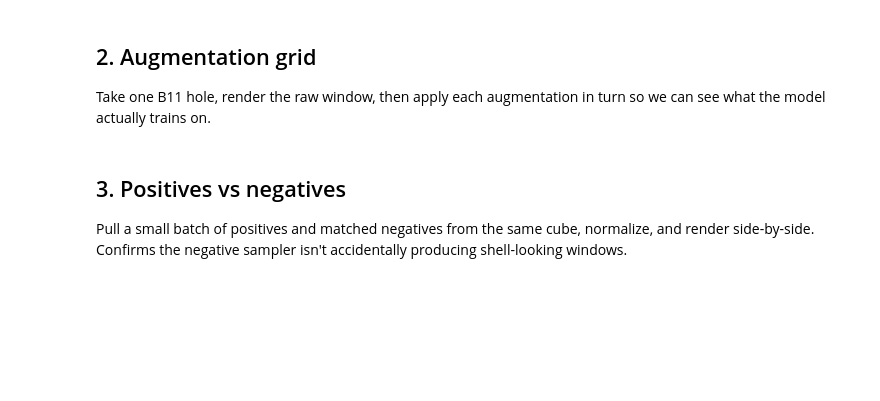
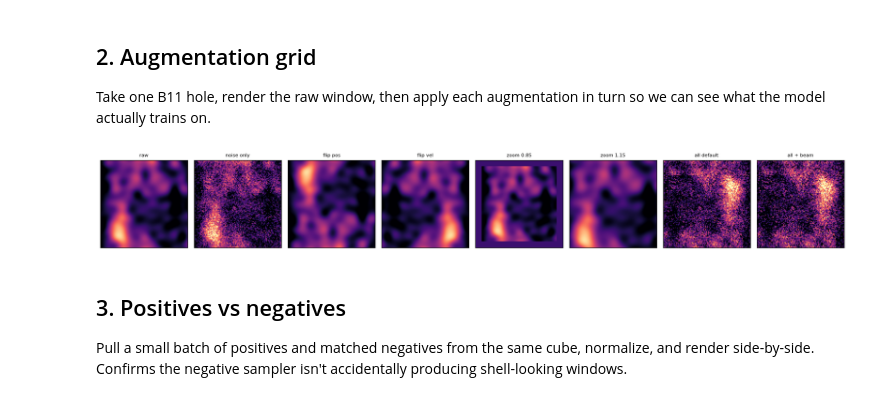
Before and after one commit to jorodgrz/HIShells, a Jupyter notebook: notebooks/04_window_inspection.ipynb, the cells around one changed output. Saved outputs shown, nothing was run; the diff lists cells and outputs as text; code cells hidden in the pictures; blank space fills up the shorter version.

```diff
--- a/notebooks/04_window_inspection.ipynb
+++ b/notebooks/04_window_inspection.ipynb
@@ -66,35 +155,41 @@ drop the largest-diameter holes from training (§2.4 amendment).
 Take one B11 hole, render the raw window, then apply each augmentation
 in turn so we can see what the model actually trains on.
 # %%
-GALAXY = downloaded[0]
+GALAXY = 'NGC_2403' if 'NGC_2403' in downloaded else downloaded[0]
+# NGC_2403 is the canonical demo: well-resolved spiral with ~85+ B11
+# type-{2,3} holes, so head(6) below fills the panel and the holes are
+# kpc-scale (resolved over many beams). downloaded[0] alone gave DDO 154,
+# which only has ~3 type-{2,3} holes at sub-beam (~100-200 pc) sizes.
 cube = load_cube(DATA / f'{GALAXY}_NA_CUBE_THINGS.FITS')
 sigma = sigma_rms(cube)
 ch = channel_width_kms(cube)
 pos_holes = cat.holes[(cat.holes['galaxy_id'] == GALAXY) & (cat.holes['hole_type'].isin([2, 3]))]
 if len(pos_holes) == 0:
     raise RuntimeError(f'No type-2/3 holes for {GALAXY}; try a different downloaded galaxy.')
 h = pos_holes.iloc[0]
-raw = normalize_window(extract_window_for_hole(cube, h.to_dict(), window_pix=64), sigma)
+raw = normalize_window(extract_window_for_hole(cube, h.to_dict(), window_pix=96), sigma)
 
 configs = {
     'raw': AugmentConfig(noise_enabled=False, pos_roll_enabled=False, vel_roll_enabled=False, flip_pos_enabled=False, flip_vel_enabled=False, zoom_enabled=False),
     'noise only': AugmentConfig(noise_enabled=True, pos_roll_enabled=False, vel_roll_enabled=False, flip_pos_enabled=False, flip_vel_enabled=False, zoom_enabled=False),
     'flip pos': AugmentConfig(flip_pos_p=1.0, noise_enabled=False, pos_roll_enabled=False, vel_roll_enabled=False, flip_vel_enabled=False, zoom_enabled=False),
     'flip vel': AugmentConfig(flip_vel_p=1.0, noise_enabled=False, pos_roll_enabled=False, vel_roll_enabled=False, flip_pos_enabled=False, zoom_enabled=False),
     'zoom 0.85': AugmentConfig(zoom_low=0.85, zoom_high=0.85, noise_enabled=False, pos_roll_enabled=False, vel_roll_enabled=False, flip_pos_enabled=False, flip_vel_enabled=False),
     'zoom 1.15': AugmentConfig(zoom_low=1.15, zoom_high=1.15, noise_enabled=False, pos_roll_enabled=False, vel_roll_enabled=False, flip_pos_enabled=False, flip_vel_enabled=False),
     'all default': AugmentConfig(),
     'all + beam': AugmentConfig(beam_perturb_enabled=True),
 }
 fig, axes = plt.subplots(1, len(configs), figsize=(2.2 * len(configs), 2.5))
 for ax, (name, cfg) in zip(axes, configs.items()):
     rng = np.random.default_rng(0)
     aug = Augmenter(cfg)
     out = aug(raw, rng, channel_width_kms=ch)
     ax.imshow(out, origin='lower', cmap='magma', vmin=-2, vmax=8)
     ax.set_title(name, fontsize=8)
     ax.set_xticks([]); ax.set_yticks([])
 plt.tight_layout()
+# %% [output]
+[figure, added]
 # %% [markdown]
 ## 3. Positives vs negatives
 
```
Also changed, not shown: parts of 10 cells of this notebook, 16 other files.
